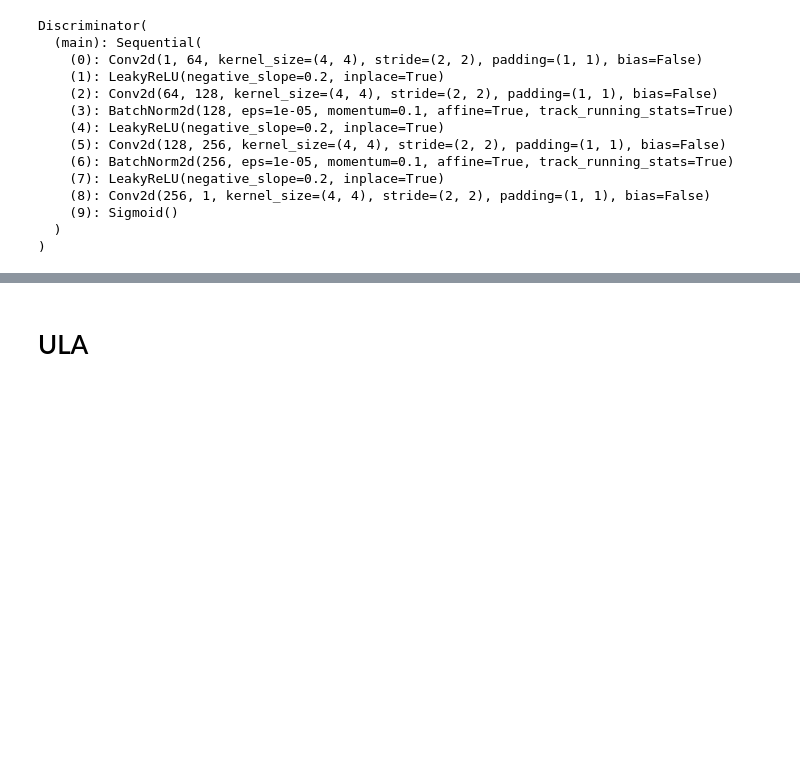
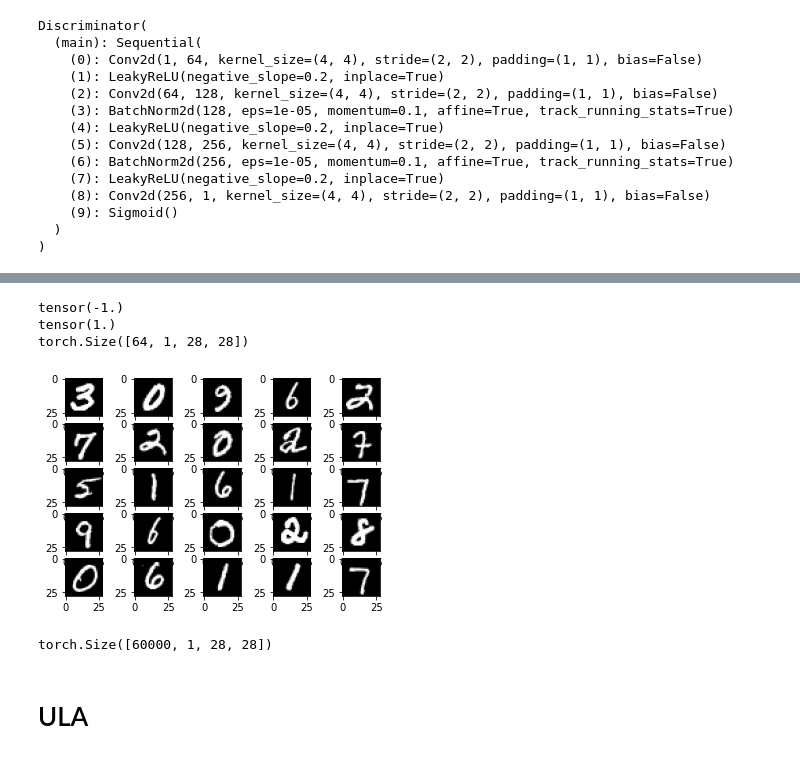
Before and after one commit to premolab/gans_sampling, a Jupyter notebook: notebooks/MNIST-GAN.ipynb, the cells around one changed output, grey strips where cells are left out. Drawn from its saved outputs; the diff is of its cells as text; code cells hidden in the pictures; blank space fills up the shorter version.

```diff
--- a/notebooks/MNIST-GAN.ipynb
+++ b/notebooks/MNIST-GAN.ipynb
@@ -128,0 +168,20 @@ tensor([0.0153, 0.4314, 0.2331, 0.0228, 0.2569, 0.1876, 0.7526, 0.4622, 0.3156,
+# %%
+seed = 42
+random.seed(seed)
+torch.manual_seed(seed)
+
+batchSize = 64
+
+imageSize = 28
+
+path_to_save = '/home/daniil/gans-mcmc/saved_numpy_arrays'
+
+dataset = dset.MNIST(root=path_to_save, download=True,
+                   transform=transforms.Compose([
+                       transforms.Resize(imageSize),
+                       transforms.ToTensor(),
+                       transforms.Normalize((0.5,), (0.5,)),
+                   ]))
+
+dataloader = torch.utils.data.DataLoader(dataset, batch_size=batchSize,
+                                         shuffle=True, num_workers=4)
@@ -129,3 +200,35 @@ tensor([0.0153, 0.4314, 0.2331, 0.0228, 0.2569, 0.1876, 0.7526, 0.4622, 0.3156,
+# %%
+data_arr = []
+for images, labels in dataloader:
+    print(images.min())
+    print(images.max())
+    print(images.shape)
+    break
+# %% [output]
+tensor(-1.)
+tensor(1.)
+torch.Size([64, 1, 28, 28])
+# %%
+real_images_np = images.cpu().detach().numpy()
+real_images_np = real_images_np.reshape(real_images_np.shape[0], 28, 28)
+
+R, C = 5, 5
+
+for i in range(25):
+    plt.subplot(R, C, i + 1)
+    plt.imshow(real_images_np[i], cmap='gray')
+plt.show()
+# %% [output]
+[figure, added]
+# %%
+data_arr = []
+for images, labels in dataloader:
+    data_arr.append(images)
+
+all_train_data = torch.cat(data_arr)
+print(all_train_data.shape)
+# %% [output]
+torch.Size([60000, 1, 28, 28])
 # %% [markdown]
 # ULA
 # %%
```
Also changed, not shown: parts of 15 cells of this notebook, 1 other file.
